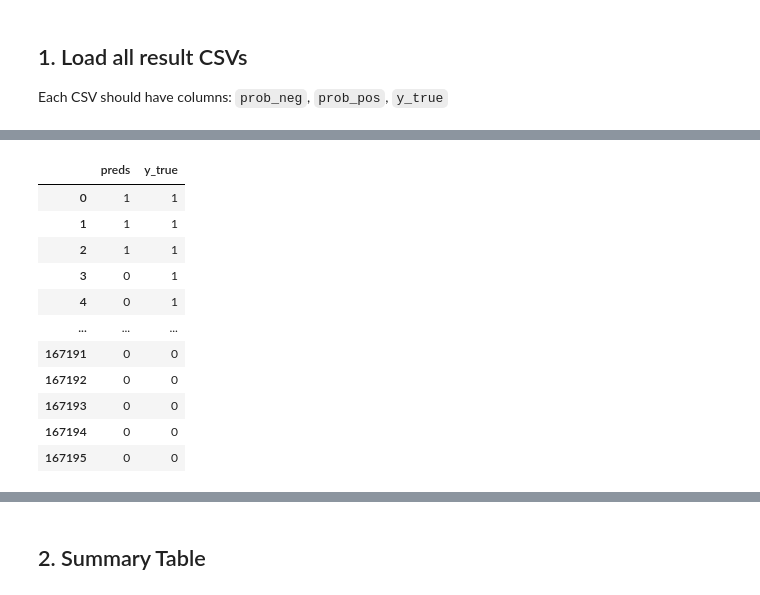
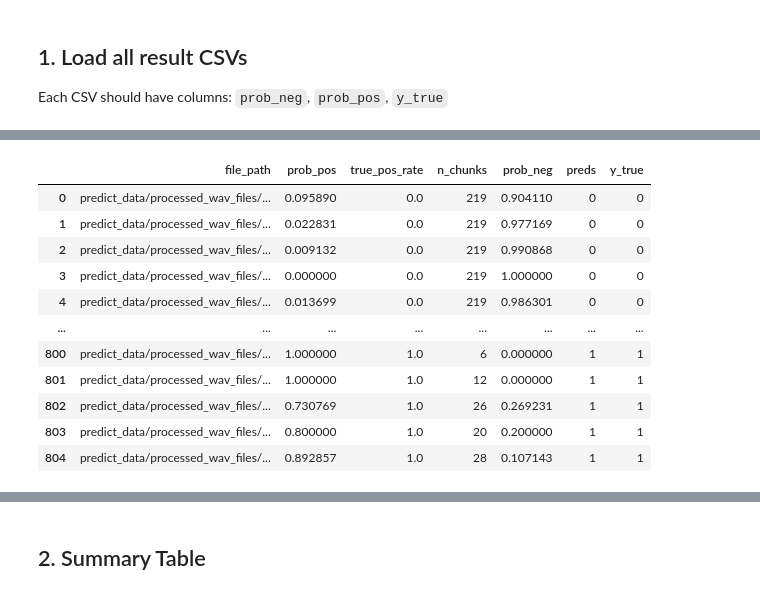
Before and after one commit to UtrechtUniversity/animal-sounds, a Jupyter notebook: output/notebooks/model_comparison.ipynb, the cells around one changed output, grey strips where cells are left out. Saved outputs shown, nothing was run; the diff lists cells and outputs as text; code cells hidden in the pictures.

```diff
--- a/output/notebooks/model_comparison.ipynb
+++ b/output/notebooks/model_comparison.ipynb
@@ -37,32 +54,77 @@ experiments['SVM + synth / 13b']
 from numpy import loadtxt
 
 def read_preds(pred_file):
-    preds = pd.read_csv(pred_file, header=None)
-    print(f"Loaded {len(preds)} predictions from {pred_file} of type {type(preds)} and shape {preds.shape}")
+    preds = pd.read_csv(pred_file, header=None, names=["pred_label"])
+    print(
+        f"Loaded {len(preds)} predictions from {pred_file} "
+        f"of type {type(preds)} and shape {preds.shape}"
+    )
     print(f"Missing values in preds: {preds.isna().sum()}")
     return preds
 
 def read_true(true_file):
     y_true = pd.read_csv(true_file, header=0)
-    print(f"Loaded {len(y_true)} true labels from {true_file} of type {type(y_true)} and shape {y_true.shape}")
+    print(
+        f"Loaded {len(y_true)} true labels from {true_file} "
+        f"of type {type(y_true)} and shape {y_true.shape}"
+    )
     print(f"Missing values in y_true: {y_true.isna().sum()}")
     print(f"First value in y_true: {y_true.iloc[0]}")
     return y_true
 
-def load_svm_predictions(path):
-    """
-    Combines the SVM predictions and probabilities into a single dataframe with columns 'y_true' and 'preds'.
-    """
-    df = pd.DataFrame.join(
-        read_preds(path[0]), read_true(path[1]))
-    df.rename(columns={0: "preds", "label_1": "y_true"}, inplace=True)
-    df['preds'] = df['preds'].map({'background': 0, 'chimpanze': 1})
-    df['y_true'] = df['y_true'].map({'background': 0, 'chimpanze': 1})
+def read_frame_info(frame_info_file):
+    frame_info = pd.read_csv(frame_info_file)
+    print(
+        f"Loaded {len(frame_info)} frame rows from {frame_info_file} "
+        f"with {frame_info['file_path'].nunique()} unique audio files"
+    )
+    return frame_info
 
-    return df
+def load_svm_predictions(paths, file_threshold):
+    """Aggregate SVM chunk predictions to one row per audio file."""
+    pred_file, true_file, frame_info_file = paths
+
+    preds = read_preds(pred_file)
+    y_true = read_true(true_file)
+    frame_info = read_frame_info(frame_info_file)
+
+    if not (len(preds) == len(y_true) == len(frame_info)):
+        raise ValueError(
+            "SVM predictions, labels, and frame info must have the same number of rows. "
+            f"Got {len(preds)=}, {len(y_true)=}, {len(frame_info)=}"
+        )
+
+    label_map = {"background": 0, "chimpanze": 1}
+    chunk_df = frame_info[["file_path"]].copy()
+    chunk_df["preds"] = preds["pred_label"].map(label_map)
+    chunk_df["y_true"] = y_true.iloc[:, 0].map(label_map)
+
+    if chunk_df[["preds", "y_true"]].isna().any().any():
+        raise ValueError("Unexpected SVM label encountered while mapping predictions.")
+
+    file_df = (
+        chunk_df.groupby("file_path", as_index=False)
+        .agg(
+            prob_pos=("preds", "mean"),
+            true_pos_rate=("y_true", "mean"),
+            n_chunks=("preds", "size"),
+        )
+    )
+    file_df["prob_neg"] = 1 - file_df["prob_pos"]
+    file_df["preds"] = (file_df["prob_pos"] >= file_threshold).astype(int)
+    file_df["y_true"] = (file_df["true_pos_rate"] >= file_threshold).astype(int)
+
+    return file_df
 
 
-df = load_svm_predictions(experiments['SVM + synth / 13b'])
+df = load_svm_predictions(
+    [
+        "../results/predictions/svm/all/sample_13b_1_predictions.txt",
+        "../results/predictions/svm/all/sample_13b_1_y_test.csv",
+        "../results/predictions/svm/all/13b_1_frame-info.csv",
+    ],
+    file_threshold=0.5,
+    )
 df
 # %% [output]
 Loaded 167196 predictions from ../results/predictions/svm/all/sample_13b_1_predictions.txt of type <class 'pandas.core.frame.DataFrame'> and shape (167196, 1)
@@ -76,12 +139,12 @@ Name: 0, dtype: object
-|  | preds | y_true |
-| 0 | 1 | 1 |
-| 1 | 1 | 1 |
-| 2 | 1 | 1 |
-| 3 | 0 | 1 |
-| 4 | 0 | 1 |
-| ... | ... | ... |
-| 167191 | 0 | 0 |
-| 167192 | 0 | 0 |
-| 167193 | 0 | 0 |
-| 167194 | 0 | 0 |
-| 167195 | 0 | 0 |
+|  | file_path | prob_pos | true_pos_rate | n_chunks | prob_neg | preds | y_true |
+| 0 | predict_data/processed_wav_files/... | 0.095890 | 0.0 | 219 | 0.904110 | 0 | 0 |
+| 1 | predict_data/processed_wav_files/... | 0.022831 | 0.0 | 219 | 0.977169 | 0 | 0 |
+| 2 | predict_data/processed_wav_files/... | 0.009132 | 0.0 | 219 | 0.990868 | 0 | 0 |
+| 3 | predict_data/processed_wav_files/... | 0.000000 | 0.0 | 219 | 1.000000 | 0 | 0 |
+| 4 | predict_data/processed_wav_files/... | 0.013699 | 0.0 | 219 | 0.986301 | 0 | 0 |
+| ... | ... | ... | ... | ... | ... | ... | ... |
+| 800 | predict_data/processed_wav_files/... | 1.000000 | 1.0 | 6 | 0.000000 | 1 | 1 |
+| 801 | predict_data/processed_wav_files/... | 1.000000 | 1.0 | 12 | 0.000000 | 1 | 1 |
+| 802 | predict_data/processed_wav_files/... | 0.730769 | 1.0 | 26 | 0.269231 | 1 | 1 |
+| 803 | predict_data/processed_wav_files/... | 0.800000 | 1.0 | 20 | 0.200000 | 1 | 1 |
+| 804 | predict_data/processed_wav_files/... | 0.892857 | 1.0 | 28 | 0.107143 | 1 | 1 |
```
Also changed, not shown: parts of 8 cells of this notebook.
